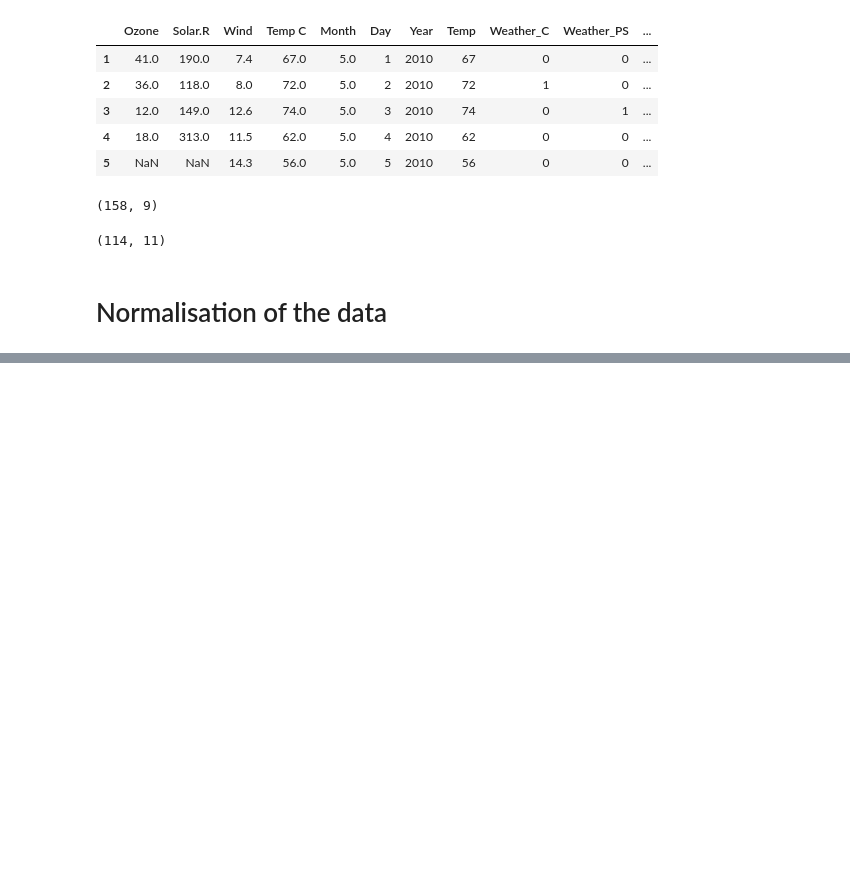
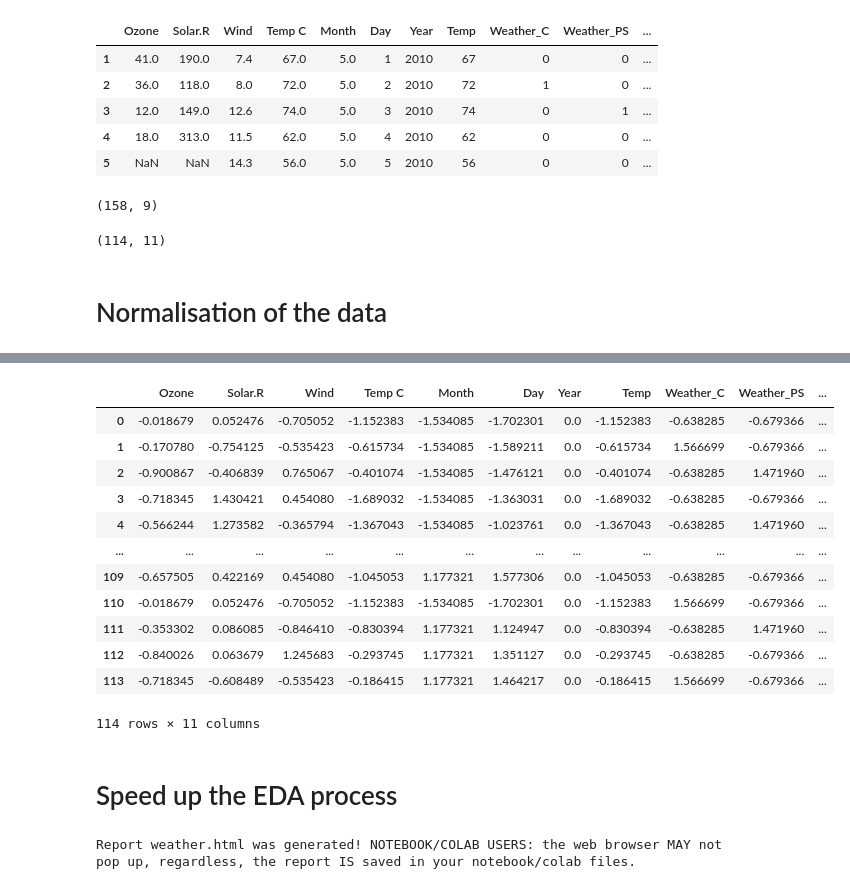
Before and after one commit to venkateshblks/DataScience-practice, a Jupyter notebook: annova_chi.ipynb, the cells around one changed output, grey strips where cells are left out. Cells and saved outputs as stored; diff of their text form; code cells hidden in the pictures; blank space fills up the shorter version.

```diff
--- a/annova_chi.ipynb
+++ b/annova_chi.ipynb
@@ -405,0 +453,21 @@ array([[ 41. , 190. ,   7.4, ...,   0. ,   0. ,   1. ],
+# %%
+# Standardization
+standard_scaler = StandardScaler()
+standardized_df = pd.DataFrame(standard_scaler.fit_transform(df_clean5), columns=df_clean5.columns)
+standardized_df
+# %% [output]
+|  | Ozone | Solar.R | Wind | Temp C | Month | Day | Year | Temp | Weather_C | Weather_PS | ... |
+| 0 | -0.018679 | 0.052476 | -0.705052 | -1.152383 | -1.534085 | -1.702301 | 0.0 | -1.152383 | -0.638285 | -0.679366 | ... |
+| 1 | -0.170780 | -0.754125 | -0.535423 | -0.615734 | -1.534085 | -1.589211 | 0.0 | -0.615734 | 1.566699 | -0.679366 | ... |
+| 2 | -0.900867 | -0.406839 | 0.765067 | -0.401074 | -1.534085 | -1.476121 | 0.0 | -0.401074 | -0.638285 | 1.471960 | ... |
+| 3 | -0.718345 | 1.430421 | 0.454080 | -1.689032 | -1.534085 | -1.363031 | 0.0 | -1.689032 | -0.638285 | -0.679366 | ... |
+| 4 | -0.566244 | 1.273582 | -0.365794 | -1.367043 | -1.534085 | -1.023761 | 0.0 | -1.367043 | -0.638285 | 1.471960 | ... |
+| ... | ... | ... | ... | ... | ... | ... | ... | ... | ... | ... | ... |
+| 109 | -0.657505 | 0.422169 | 0.454080 | -1.045053 | 1.177321 | 1.577306 | 0.0 | -1.045053 | -0.638285 | -0.679366 | ... |
+| 110 | -0.018679 | 0.052476 | -0.705052 | -1.152383 | -1.534085 | -1.702301 | 0.0 | -1.152383 | 1.566699 | -0.679366 | ... |
+| 111 | -0.353302 | 0.086085 | -0.846410 | -0.830394 | 1.177321 | 1.124947 | 0.0 | -0.830394 | -0.638285 | 1.471960 | ... |
+| 112 | -0.840026 | 0.063679 | 1.245683 | -0.293745 | 1.177321 | 1.351127 | 0.0 | -0.293745 | -0.638285 | -0.679366 | ... |
+| 113 | -0.718345 | -0.608489 | -0.535423 | -0.186415 | 1.177321 | 1.464217 | 0.0 | -0.186415 | 1.566699 | -0.679366 | ... |
+114 rows × 11 columns
+# %% [markdown]
+# Speed up the EDA process
@@ -405,0 +483,5 @@ array([[ 41. , 190. ,   7.4, ...,   0. ,   0. ,   1. ],
+# %%
+sweet_report=sv.analyze(df)
+sweet_report.show_html('weather.html')
+# %% [output]
+Report weather.html was generated! NOTEBOOK/COLAB USERS: the web browser MAY not pop up, regardless, the report IS saved in your notebook/colab files.
```
Also changed, not shown: parts of 8 cells of this notebook.
